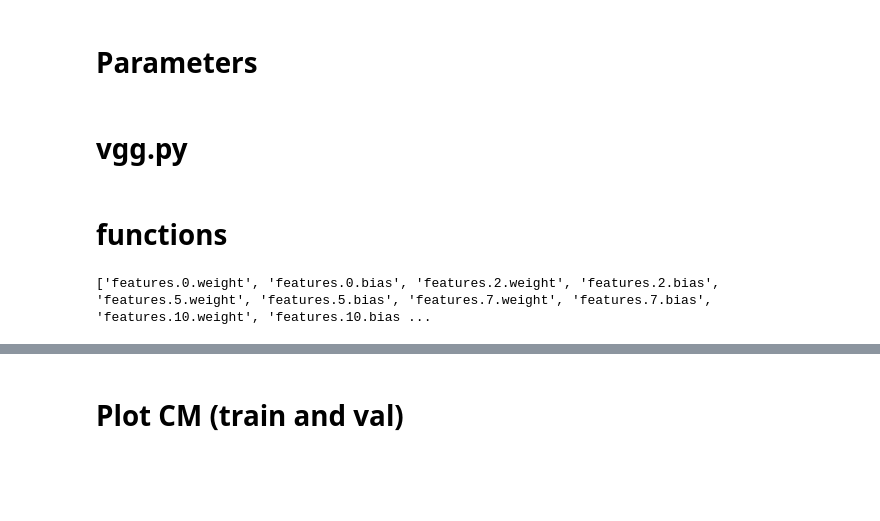
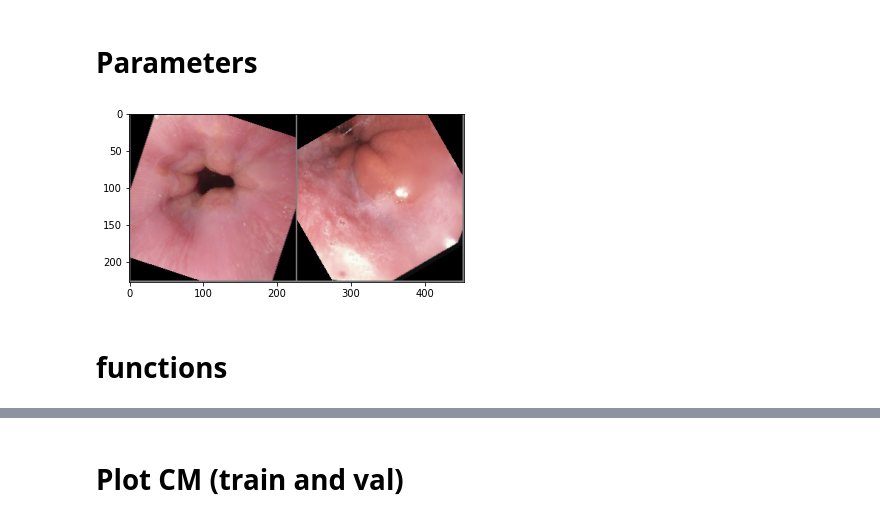
Before and after one commit to chariskal/kul-thesis, a Jupyter notebook: OAA/infer_oaa.ipynb, the cells around one changed output, grey strips where cells are left out. Cells and saved outputs as stored; diff of their text form; code cells hidden in the pictures; blank space fills up the shorter version.

```diff
--- a/OAA/infer_oaa.ipynb
+++ b/OAA/infer_oaa.ipynb
@@ -207 +329,30 @@ class KvasirClsDatasetMS(KvasirClsDataset):
+# %%
+from torchvision.datasets import ImageFolder
+device = torch.device("cuda" if torch.cuda.is_available() else "cpu")
+train_dir = '/home/charis/kul-thesis/kvasir-dataset-v2-new/train/'
+val_dir = '/home/charis/kul-thesis/kvasir-dataset-v2-new/test/'
+
+train_dataset = ImageFolder(train_dir)
+val_dataset = ImageFolder(val_dir)
+class_names = train_dataset.classes
+num_classes = len(class_names)
+# %%
+class MyLazyDataset(Dataset):
+    def __init__(self, dataset, transform=None):
+        self.dataset = dataset
+        self.transform = transform
+
+    def __getitem__(self, index):
+        if self.transform:
+            x = self.transform(self.dataset[index][0])
+        else:
+            x = self.dataset[index][0]
+        y = self.dataset[index][1]
+        return x, y
+
+    def __len__(self):
+        return len(self.dataset)
+
+    def set_transform(self, transform):
+        self.transform = transform
 # %%
@@ -404,5 +569,3 @@ from utils.imutils import RandomResizeLong
 import os
 from PIL import Image
 import random
-# %% [markdown]
-# vgg.py
@@ -551,2 +572,17 @@ def vgg16(pretrained=False, **kwargs):        # input arg: num classes
+# %%
+# functions to show an image
+
+def imshow(img):
+    img = img / 2 + 0.5     # unnormalize
+    npimg = img.numpy()
+    plt.imshow(np.transpose(npimg, (1, 2, 0)))
+    plt.show()
+
+# get some random training images
+dataiter = iter(train_loader)
+images, labels = dataiter.next()
+imshow(torchvision.utils.make_grid(images))
+# %% [output]
+[figure, added]
 # %% [markdown]
 # functions
@@ -590,6 +619,2 @@ def get_model():
 def worker_init_fn(worker_id):
       np.random.seed(1 + worker_id)
-# %%
-model = get_model()
-# %% [output]
-['features.0.weight', 'features.0.bias', 'features.2.weight', 'features.2.bias', 'features.5.weight', 'features.5.bias', 'features.7.weight', 'features.7.bias', 'features.10.weight', 'features.10.bias ...
```
Also changed, not shown: parts of 33 cells of this notebook, 1 other file.
